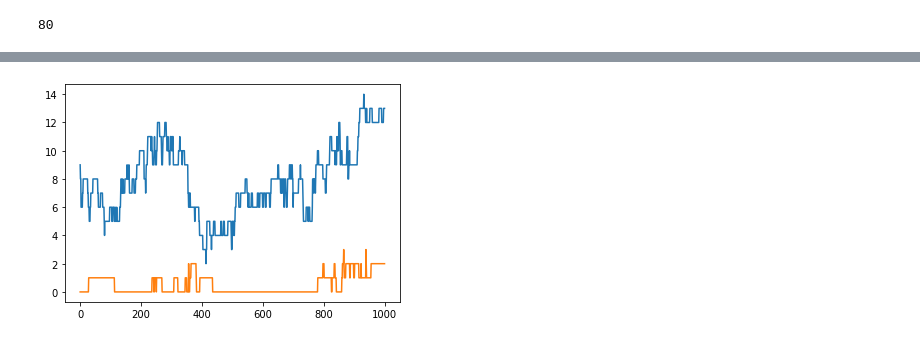
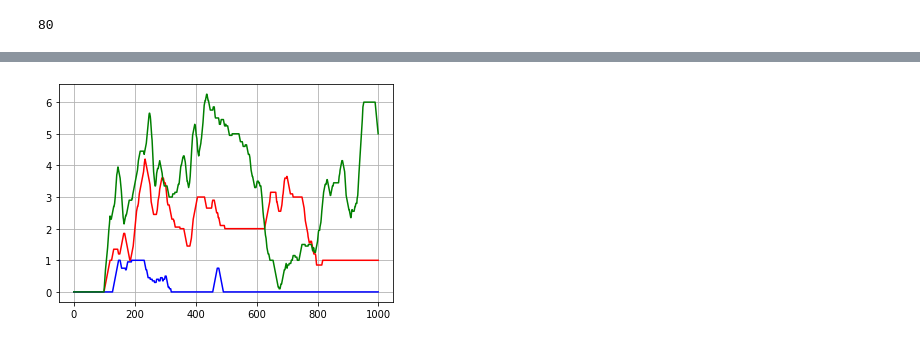
Before and after one commit to Mainakdeb/street-vision, a Jupyter notebook: street-vision.ipynb, the cells around one changed output, grey strips where cells are left out. Drawn from its saved outputs; the diff is of its cells as text; code cells hidden in the pictures.

Commit message:
denoise plots

```diff
--- a/street-vision.ipynb
+++ b/street-vision.ipynb
@@ -180,6 +184,17 @@ insight_df.tail()
-# %%
-plt.plot(insight_df['car'])
-plt.plot(insight_df['truck'])
-plt.show()
-# %% [output]
-[figure, removed]
+# %%
+car_arr=list(insight_df['car'])
+truck_arr=list(insight_df['truck'])
+person_arr=list(insight_df['person'])
+
+#denoised plot
+n = 20 # the larger n is, the smoother curve will be
+b = [1.0 / n] * n
+a = 1
+
+plt.plot(lfilter(b,a,car_arr), 'r')
+plt.plot(lfilter(b,a,truck_arr), 'b')
+plt.plot(lfilter(b,a,person_arr), 'g')
+plt.grid()
+plt.show()
+# %% [output]
+[figure, added]
```
Also changed, not shown: parts of 4 cells of this notebook.
